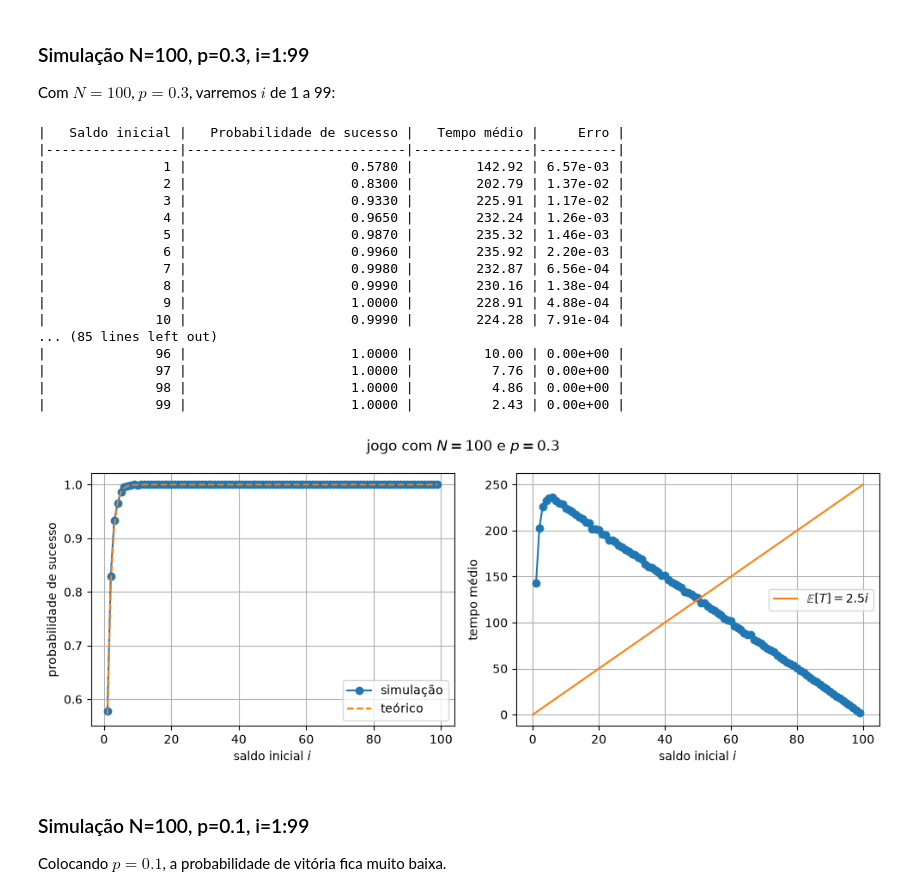
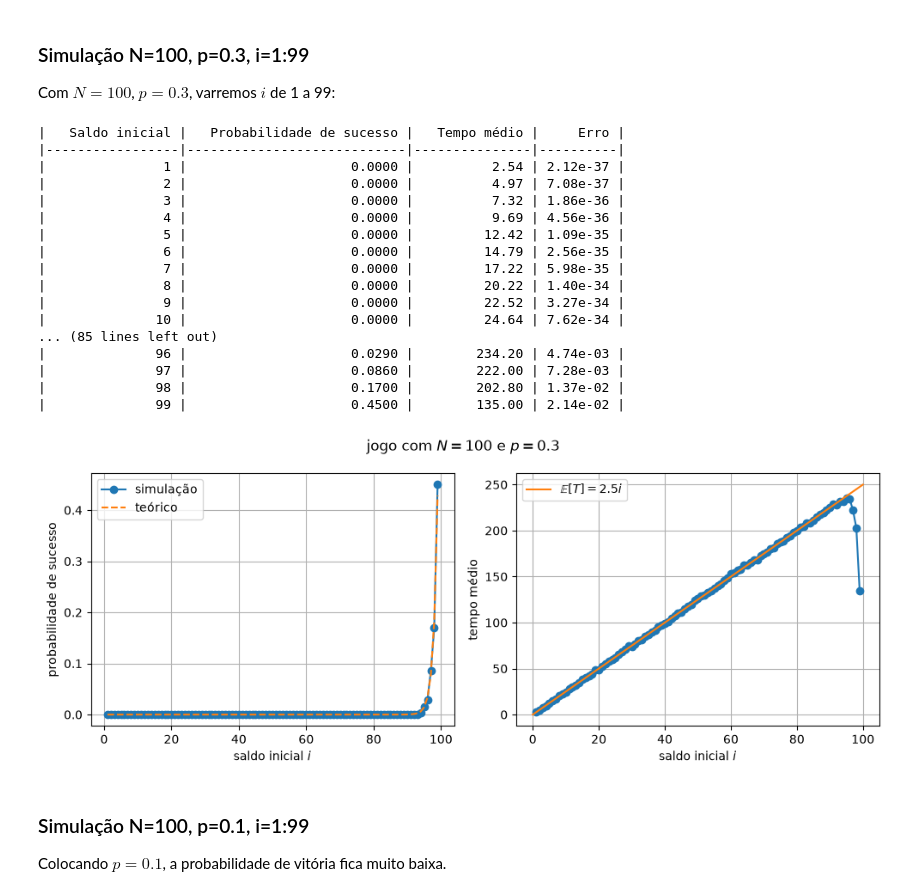
Before and after one commit to leoksuarez/ufrgs, a Jupyter notebook: ic/passeios_aleatorios/ruina_do_jogador.ipynb, the cells around one changed output. Saved outputs shown, nothing was run; the diff lists cells and outputs as text; code cells hidden in the pictures.

```diff
--- a/ic/passeios_aleatorios/ruina_do_jogador.ipynb
+++ b/ic/passeios_aleatorios/ruina_do_jogador.ipynb
@@ -204,7 +205,7 @@ print(1/(q-p))
 Com $N=100$, $p=0.3$, varremos $i$ de 1 a 99:
 # %%
 N = 100
-p = 0.7
+p = 0.3
 q = 1 - p
 
 dados = []
@@ -220,48 +221,48 @@ i = [linha[0] for linha in dados]
 prob = [linha[1] for linha in dados]
 tempo = [linha[2] for linha in dados]
 erro = [linha[3] for linha in dados]
 
 prob_exata = [(1 - (q/p)**i_val) / (1 - (q/p)**N) for i_val in i]
 
 fig, (ax1, ax2) = plt.subplots(1, 2, figsize=(10, 4))
 fig.suptitle(r'jogo com $N=100$ e $p=0.3$')
 
 ax1.plot(i, prob, 'o-', label='simulação')
 ax1.plot(i, prob_exata, '--', label='teórico')
 ax1.set_xlabel('saldo inicial $i$')
 ax1.set_ylabel('probabilidade de sucesso')
 ax1.legend()
 ax1.grid()
 
 ii = np.linspace(0, 100)
 ax2.plot(i, tempo, 'o-')
 ax2.plot(ii, ii/(q-p), label=r'$\mathbb{E}[T]=2.5i$')
 ax2.set_xlabel('saldo inicial $i$')
 ax2.set_ylabel('tempo médio')
 ax2.legend()
 ax2.grid()
 
 plt.tight_layout()
 plt.show()
 # %% [output]
 |   Saldo inicial |   Probabilidade de sucesso |   Tempo médio |     Erro |
 |-----------------|----------------------------|---------------|----------|
-|               1 |                     0.5780 |        142.92 | 6.57e-03 |
-|               2 |                     0.8300 |        202.79 | 1.37e-02 |
-|               3 |                     0.9330 |        225.91 | 1.17e-02 |
-|               4 |                     0.9650 |        232.24 | 1.26e-03 |
-|               5 |                     0.9870 |        235.32 | 1.46e-03 |
-|               6 |                     0.9960 |        235.92 | 2.20e-03 |
-|               7 |                     0.9980 |        232.87 | 6.56e-04 |
-|               8 |                     0.9990 |        230.16 | 1.38e-04 |
-|               9 |                     1.0000 |        228.91 | 4.88e-04 |
-|              10 |                     0.9990 |        224.28 | 7.91e-04 |
+|               1 |                     0.0000 |          2.54 | 2.12e-37 |
+|               2 |                     0.0000 |          4.97 | 7.08e-37 |
+|               3 |                     0.0000 |          7.32 | 1.86e-36 |
+|               4 |                     0.0000 |          9.69 | 4.56e-36 |
+|               5 |                     0.0000 |         12.42 | 1.09e-35 |
+|               6 |                     0.0000 |         14.79 | 2.56e-35 |
+|               7 |                     0.0000 |         17.22 | 5.98e-35 |
+|               8 |                     0.0000 |         20.22 | 1.40e-34 |
+|               9 |                     0.0000 |         22.52 | 3.27e-34 |
+|              10 |                     0.0000 |         24.64 | 7.62e-34 |
 ... (85 lines left out)
-|              96 |                     1.0000 |         10.00 | 0.00e+00 |
-|              97 |                     1.0000 |          7.76 | 0.00e+00 |
-|              98 |                     1.0000 |          4.86 | 0.00e+00 |
-|              99 |                     1.0000 |          2.43 | 0.00e+00 |
+|              96 |                     0.0290 |        234.20 | 4.74e-03 |
+|              97 |                     0.0860 |        222.00 | 7.28e-03 |
+|              98 |                     0.1700 |        202.80 | 1.37e-02 |
+|              99 |                     0.4500 |        135.00 | 2.14e-02 |
-[figure, old version]
+[figure, new version]
 # %% [markdown]
 ### Simulação N=100, p=0.1, i=1:99
 
```
Also changed, not shown: parts of 4 cells of this notebook, 2 other files.
